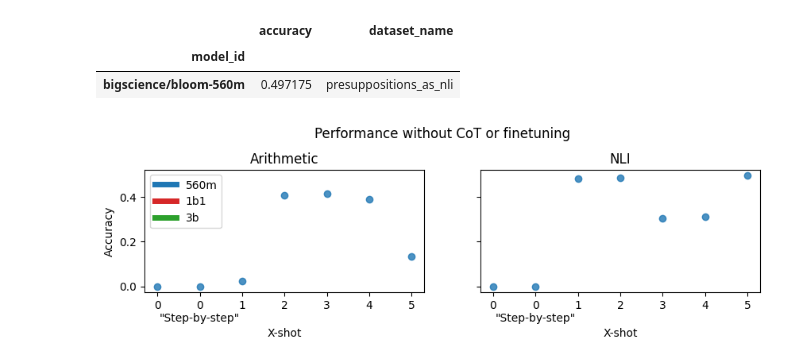
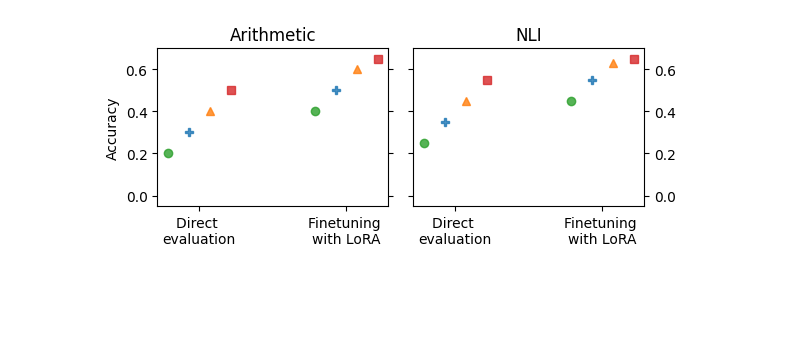
Before and after one commit to elidub/CoT, a Jupyter notebook: results.ipynb, the cells around one changed output. Cells and saved outputs as stored; diff of their text form; code cells hidden in the pictures; blank space fills up the shorter version.

Commit message:
results placeholder

```diff
--- a/results.ipynb
+++ b/results.ipynb
@@ -8,0 +19,6 @@ from matplotlib.lines import Line2D
+# %%
+# open store/results.json
+with open('store/results.json', 'r') as f:
+    results = json.load(f)
+df = pd.DataFrame.from_dict(results, orient='index')
+print(len(df))
@@ -9,5 +104,4 @@ from matplotlib.lines import Line2D
 # %%
 # open store/results.json
-with open('store/results.json', 'r') as f:
+with open('store/cot_results.json', 'r') as f:
     results = json.load(f)
-len(results.keys())
@@ -57,40 +108,51 @@ for k, col in cols.items():
-# %%
-a.set_index('model_id')
-# %% [output]
-|  | accuracy | dataset_name |
-| model_id |  |  |
-| bigscience/bloom-560m | 0.497175 | presuppositions_as_nli |
+# %%
+# change the keys eval and train to 0 and 1, they are on the second level
+data = {k : {0 : v['eval'], 1 : v['train']} for k, v in results.items()}
+# %%
+cols = {
+    0 : {'desc' : 'Direct \nevaluation'},
+    1 : {'desc' : 'Finetuning \nwith LoRA'},
+}
 # %%
-colors = {'bigscience/bloom-560m':'tab:blue', 'bigscience/bloom-1b1':'tab:red', 'bigscience/bloom-3b':'tab:green',}
-shapes = {'bigscience/bloom-560m':'o', 'bigscience/bloom-1b1':'x', 'bigscience/bloom-3b':'s',}
+l = 1.
+l2 = 7
+
+x_ticks = np.arange(len(cols))*l2
+
+colors = {'bigscience/bloom-560m':'tab:green', 'bigscience/bloom-1b1':'tab:blue', 'bigscience/bloom-1b7':'tab:orange', 'bigscience/bloom-3b':'tab:red'}
+shapes = {'bigscience/bloom-560m':'o', 'bigscience/bloom-1b1':'P', 'bigscience/bloom-1b7':'^', 'bigscience/bloom-3b':'s'}
+shift =  {0 : -1.5*l, 1: -l*0.5, 2: l*0.5, 3: 1.5*l}
 tasks = {'arithmetic' : 'Arithmetic', 'presuppositions_as_nli' : 'NLI'}
 
 handles = [
     Line2D([0], [0], color=color, lw=5, label=label.split('-')[-1]) for label, color in colors.items()
 ]
 
-fig, axs = plt.subplots(1, len(data), figsize=(5*len(data), 2), sharey=True, sharex=True)
+fig, axs = plt.subplots(1, len(data), figsize=(3*len(data), 2.5), sharey=True, sharex=True, tight_layout=True)
 
 for (task, data_task), ax in zip(data.items(), axs):
 
     for k, d in data_task.items():
         vals = list(d.values())
         keys = list(d.keys())
         x = [k] * len(vals)
 
         for i, (val, key) in enumerate(zip(vals, keys)):
-            ax.plot(k, [val], marker = shapes[key] , color = colors[key], alpha=0.8)
+            ax.plot(x_ticks[k] + shift[i], [val], marker = shapes[key] , color = colors[key], alpha=0.8)
         # ax.scatter(x, vals, c = [colors[k] for k in keys], alpha=0.5)
 
-    ax.set_xticks(list(range(len(cols))))
+    ax.set_xticks(x_ticks)
     ax.set_xticklabels([v['desc'] for v in cols.values()])
-    ax.set_xlabel('X-shot')
+    # ax.set_xlabel('X-shot')
     ax.set_title(tasks[task])
+    ax.set_ylim([-0.05, ylim])
 
 axs[0].set_ylabel('Accuracy')
-axs[0].legend(handles = handles, loc = 'upper left')
+# axs[0].legend(handles = handles, loc = 'upper left', title = 'Bloom')
+axs[0].tick_params(right = True)
+axs[1].tick_params(labelright = True, right = True)
 
-fig.suptitle('Performance without CoT or finetuning', y = 1.15)
+# fig.suptitle('Performance without CoT or finetuning')
 plt.show()
 # %% [output]
-[figure, old version]
+[figure, new version]
```
Also changed, not shown: parts of 12 cells of this notebook, 2 other files.
